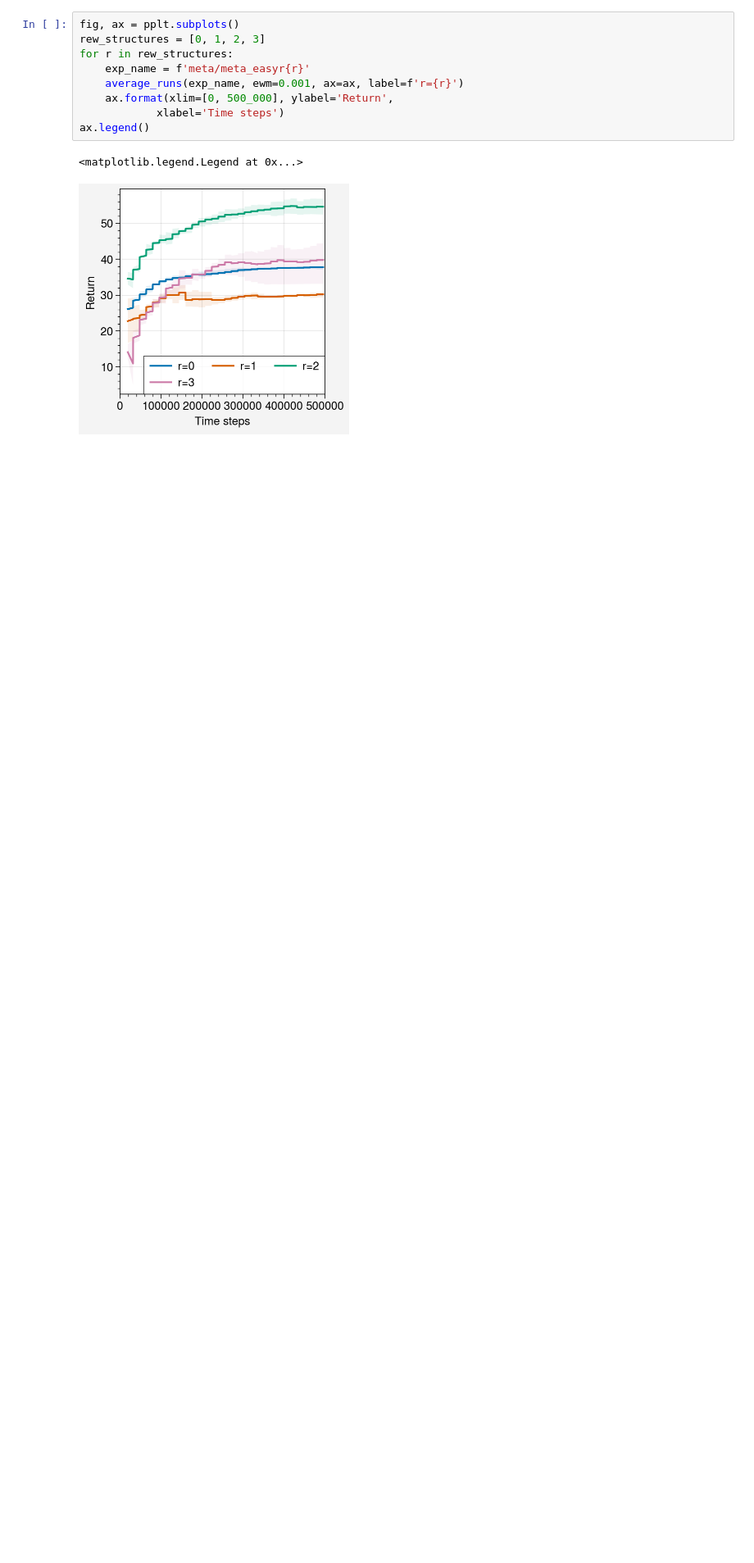
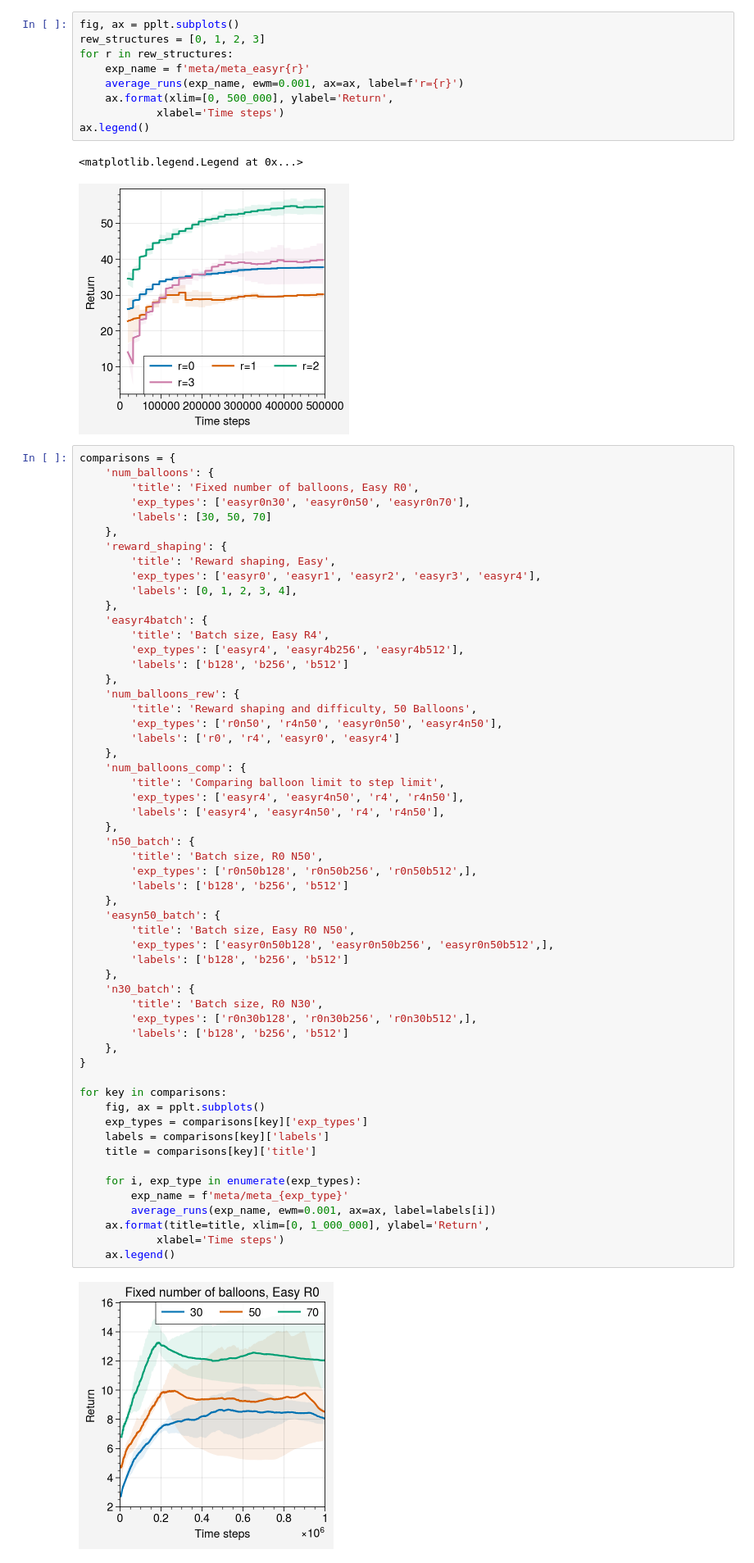
Before and after one commit to liuandrew/bart_ppo, a Jupyter notebook: write_and_test/learning_curves.ipynb, the cells around one changed output. Shown at 82% size. Saved outputs shown, nothing was run; the diff lists cells and outputs as text; blank space fills up the shorter version.

```diff
--- a/write_and_test/learning_curves.ipynb
+++ b/write_and_test/learning_curves.ipynb
@@ -331,3 +331,61 @@ ax.legend()
 # %% [output]
 <matplotlib.legend.Legend at 0x...>
 [figure]
+# %%
+comparisons = {
+    'num_balloons': {
+        'title': 'Fixed number of balloons, Easy R0',
+        'exp_types': ['easyr0n30', 'easyr0n50', 'easyr0n70'],
+        'labels': [30, 50, 70]
+    },
+    'reward_shaping': {
+        'title': 'Reward shaping, Easy',
+        'exp_types': ['easyr0', 'easyr1', 'easyr2', 'easyr3', 'easyr4'],
+        'labels': [0, 1, 2, 3, 4],
+    },
+    'easyr4batch': {
+        'title': 'Batch size, Easy R4',
+        'exp_types': ['easyr4', 'easyr4b256', 'easyr4b512'],
+        'labels': ['b128', 'b256', 'b512']
+    },
+    'num_balloons_rew': {
+        'title': 'Reward shaping and difficulty, 50 Balloons',
+        'exp_types': ['r0n50', 'r4n50', 'easyr0n50', 'easyr4n50'],
+        'labels': ['r0', 'r4', 'easyr0', 'easyr4']
+    },
+    'num_balloons_comp': {
+        'title': 'Comparing balloon limit to step limit',
+        'exp_types': ['easyr4', 'easyr4n50', 'r4', 'r4n50'],
+        'labels': ['easyr4', 'easyr4n50', 'r4', 'r4n50'],
+    },
+    'n50_batch': {
+        'title': 'Batch size, R0 N50',
+        'exp_types': ['r0n50b128', 'r0n50b256', 'r0n50b512',],
+        'labels': ['b128', 'b256', 'b512']
+    },
+    'easyn50_batch': {
+        'title': 'Batch size, Easy R0 N50',
+        'exp_types': ['easyr0n50b128', 'easyr0n50b256', 'easyr0n50b512',],
+        'labels': ['b128', 'b256', 'b512']
+    },
+    'n30_batch': {
+        'title': 'Batch size, R0 N30',
+        'exp_types': ['r0n30b128', 'r0n30b256', 'r0n30b512',],
+        'labels': ['b128', 'b256', 'b512']
+    },
+}
+
+for key in comparisons:
+    fig, ax = pplt.subplots()
+    exp_types = comparisons[key]['exp_types']
+    labels = comparisons[key]['labels']
+    title = comparisons[key]['title']
+
+    for i, exp_type in enumerate(exp_types):
+        exp_name = f'meta/meta_{exp_type}'
+        average_runs(exp_name, ewm=0.001, ax=ax, label=labels[i])
+    ax.format(title=title, xlim=[0, 1_000_000], ylabel='Return',
+            xlabel='Time steps')
+    ax.legend()
+# %% [output]
+[figure, added]
```
Also changed, not shown: parts of 1 cell of this notebook, 4 other files.
